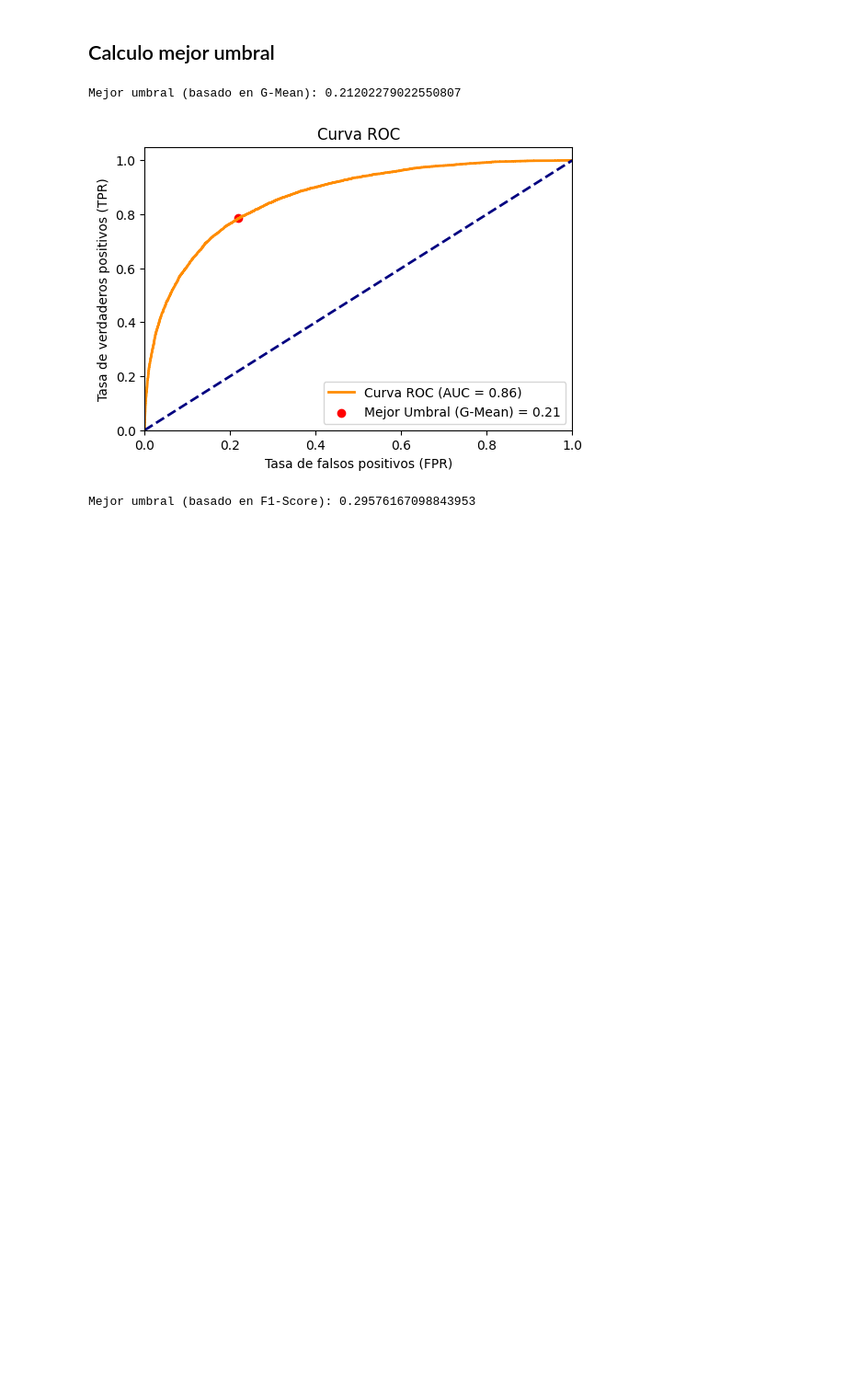
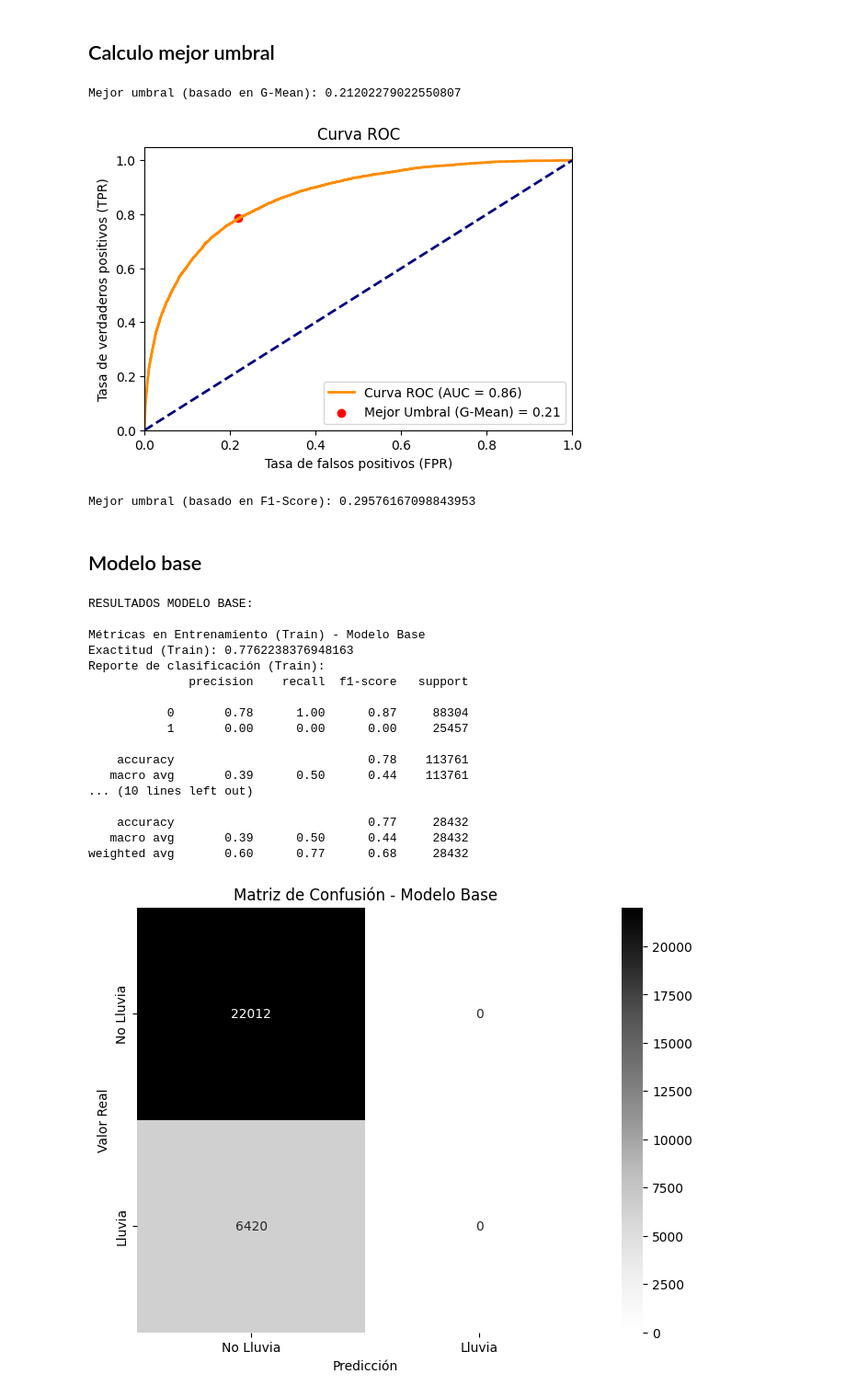
Before and after one commit to FacundoMol/AA1-TUIA-Molina-Romano-Troanes, a Jupyter notebook: TP-CLASIFICACION-AA1.ipynb, the cells around one changed output. Shown at 92% size. Saved outputs shown, nothing was run; the diff lists cells and outputs as text; code cells hidden in the pictures; blank space fills up the shorter version.

```diff
--- a/TP-CLASIFICACION-AA1.ipynb
+++ b/TP-CLASIFICACION-AA1.ipynb
@@ -851,3 +838,72 @@ mejor_umbral_f1 = thresholds_pr[ix_f1]
 print(f'Mejor umbral (basado en F1-Score): {mejor_umbral_f1}')
 # %% [output]
 Mejor umbral (basado en F1-Score): 0.29576167098843953
+# %% [markdown]
+## Modelo base
+# %%
+from sklearn.dummy import DummyClassifier
+
+# Implementamos el Modelo Base
+# Usamos la estrategia 'most_frequent' (predice siempre la clase más común)
+modelo_base = DummyClassifier(strategy='most_frequent')
+
+# Entrenar el Modelo Base
+# Este modelo solo mira 'y_train' para ver cuál es la clase más frecuente.
+# Ignora completamente X_train_escalado
+modelo_base.fit(X_train_escalado, y_train)
+
+# Repetir pasos del Ítem 3 (Evaluar)
+print("RESULTADOS MODELO BASE: ")
+
+# Métricas en Train
+y_pred_base_train = modelo_base.predict(X_train_escalado)
+accuracy_base_train = accuracy_score(y_train, y_pred_base_train)
+
+report_base_train = classification_report(y_train, y_pred_base_train, zero_division=0)
+
+print("\nMétricas en Entrenamiento (Train) - Modelo Base")
+print(f'Exactitud (Train): {accuracy_base_train}')
+print("Reporte de clasificación (Train):")
+print(report_base_train)
+
+# Métricas en Test
+y_pred_base_test = modelo_base.predict(X_test_escalado)
+accuracy_base_test = accuracy_score(y_test, y_pred_base_test)
+
+report_base_test = classification_report(y_test, y_pred_base_test, zero_division=0)
+
+print("\nMétricas en Test - Modelo Base")
+print(f'Exactitud (Test): {accuracy_base_test}')
+print("Reporte de clasificación (Test):")
+print(report_base_test)
+
+# Matriz de Confusión (Test)
+confusion_matrix_base = confusion_matrix(y_test, y_pred_base_test)
+
+plt.figure(figsize=(8, 6))
+sns.heatmap(confusion_matrix_base, annot=True, fmt='d', cmap='Greys',
+            xticklabels=['No Lluvia', 'Lluvia'],
+            yticklabels=['No Lluvia', 'Lluvia'])
+plt.title('Matriz de Confusión - Modelo Base')
+plt.xlabel('Predicción')
+plt.ylabel('Valor Real')
+plt.show()
+# %% [output]
+RESULTADOS MODELO BASE:
+
+Métricas en Entrenamiento (Train) - Modelo Base
+Exactitud (Train): 0.7762238376948163
+Reporte de clasificación (Train):
+              precision    recall  f1-score   support
+
+           0       0.78      1.00      0.87     88304
+           1       0.00      0.00      0.00     25457
+
+    accuracy                           0.78    113761
+   macro avg       0.39      0.50      0.44    113761
+... (10 lines left out)
+
+    accuracy                           0.77     28432
+   macro avg       0.39      0.50      0.44     28432
+weighted avg       0.60      0.77      0.68     28432
+[figure, added]
```
Also changed, not shown: parts of 2 cells of this notebook.
